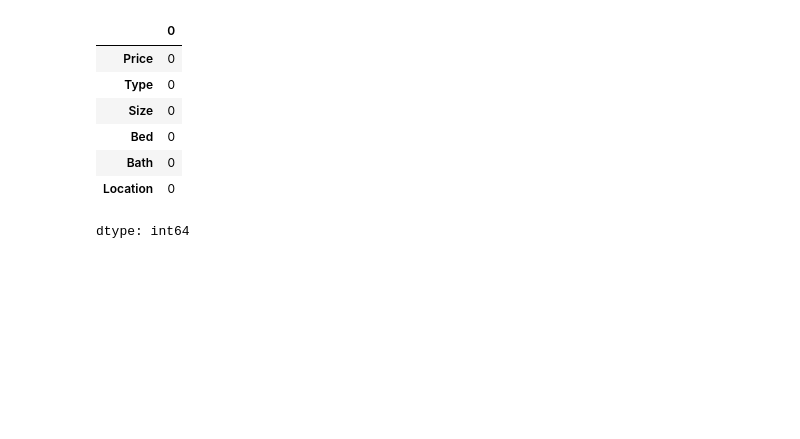
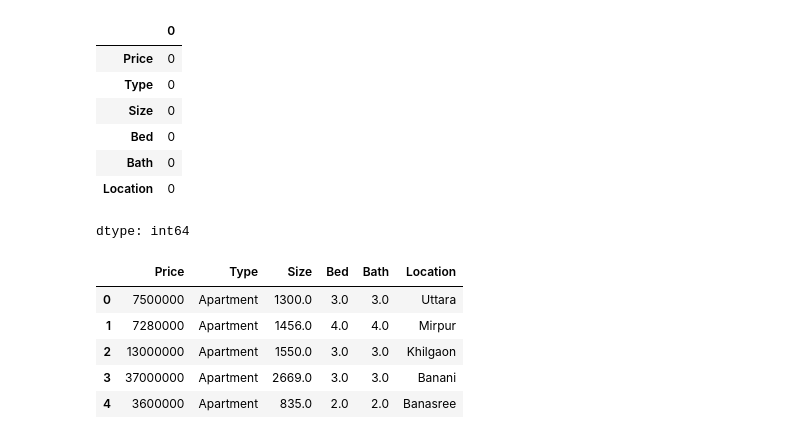
Before and after one commit to samiha-mahin/Dhaka_Apartment_Price_Prediction_ML, a Jupyter notebook: Dhaka_Apartment_Price_Prediction.ipynb, the cells around one changed output. Cells and saved outputs as stored; diff of their text form; code cells hidden in the pictures; blank space fills up the shorter version.

```diff
--- a/Dhaka_Apartment_Price_Prediction.ipynb
+++ b/Dhaka_Apartment_Price_Prediction.ipynb
@@ -84,3 +84,12 @@ df6.isnull().sum()
 | Bath | 0 |
 | Location | 0 |
 dtype: int64
+# %%
+df6.head()
+# %% [output]
+|  | Price | Type | Size | Bed | Bath | Location |
+| 0 | 7500000 | Apartment | 1300.0 | 3.0 | 3.0 | Uttara |
+| 1 | 7280000 | Apartment | 1456.0 | 4.0 | 4.0 | Mirpur |
+| 2 | 13000000 | Apartment | 1550.0 | 3.0 | 3.0 | Khilgaon |
+| 3 | 37000000 | Apartment | 2669.0 | 3.0 | 3.0 | Banani |
+| 4 | 3600000 | Apartment | 835.0 | 2.0 | 2.0 | Banasree |
```
Also changed, not shown: parts of 16 cells of this notebook.
